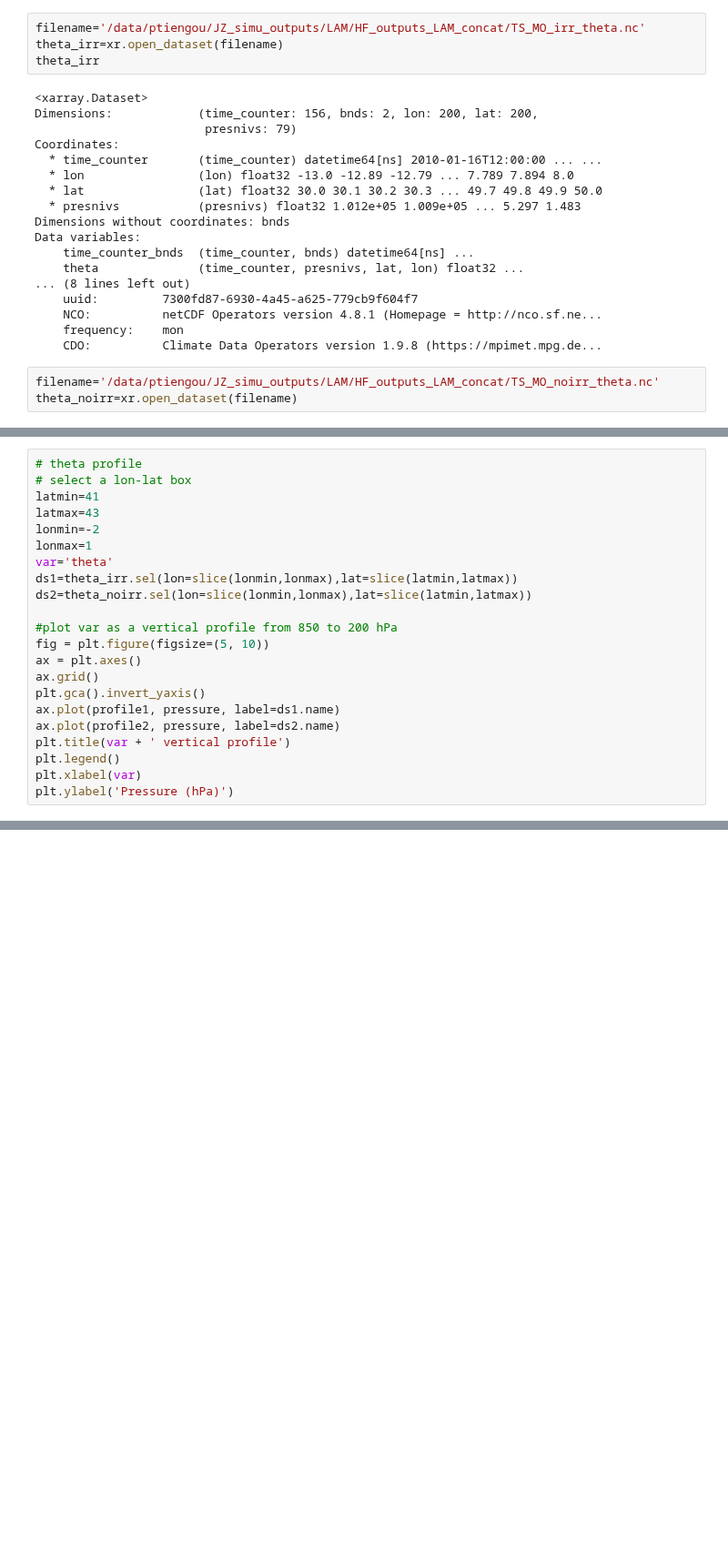
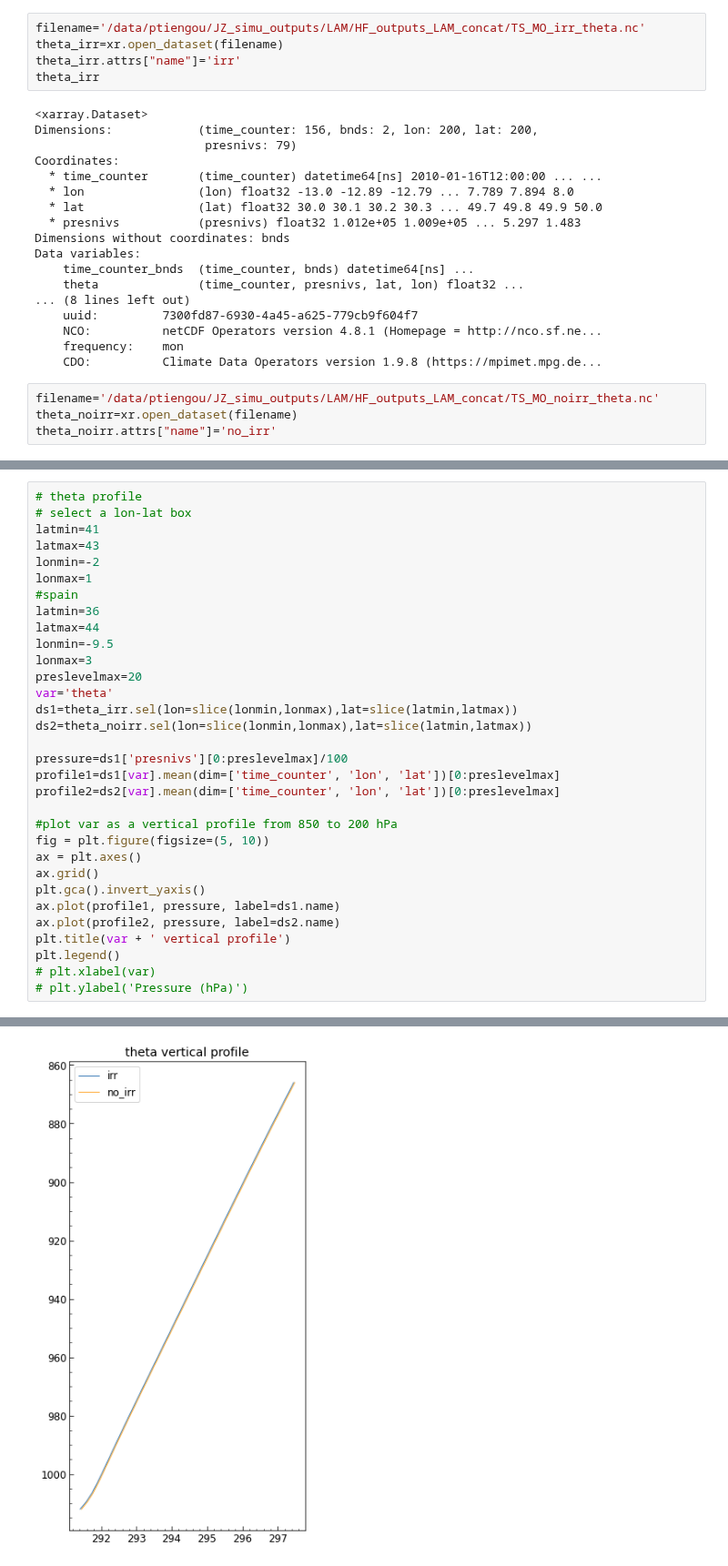
Before and after one commit to ptiengou/netcdf-scripts, a Jupyter notebook: python_notebooks/LMDZOR/LAM_01_atmvars.ipynb, the cells around one changed output, grey strips where cells are left out. Shown at 91% size. Saved outputs shown, nothing was run; the diff lists cells and outputs as text; blank space fills up the shorter version.

Commit message:
Vertical profiles first version

```diff
--- a/python_notebooks/LMDZOR/LAM_01_atmvars.ipynb
+++ b/python_notebooks/LMDZOR/LAM_01_atmvars.ipynb
@@ -498,6 +498,7 @@ plt.legend()
 # %%
 filename='/data/ptiengou/JZ_simu_outputs/LAM/HF_outputs_LAM_concat/TS_MO_irr_theta.nc'
 theta_irr=xr.open_dataset(filename)
+theta_irr.attrs["name"]='irr'
 theta_irr
 # %% [output]
 <xarray.Dataset>
@@ -520,6 +521,7 @@ Data variables:
 # %%
 filename='/data/ptiengou/JZ_simu_outputs/LAM/HF_outputs_LAM_concat/TS_MO_noirr_theta.nc'
 theta_noirr=xr.open_dataset(filename)
+theta_noirr.attrs["name"]='no_irr'
 # %%
 # t and q profiles
 #select a lon-lat box
@@ -563,9 +567,19 @@ latmin=41
 latmax=43
 lonmin=-2
 lonmax=1
+#spain
+latmin=36
+latmax=44
+lonmin=-9.5
+lonmax=3
+preslevelmax=20
 var='theta'
 ds1=theta_irr.sel(lon=slice(lonmin,lonmax),lat=slice(latmin,latmax))
 ds2=theta_noirr.sel(lon=slice(lonmin,lonmax),lat=slice(latmin,latmax))
+
+pressure=ds1['presnivs'][0:preslevelmax]/100
+profile1=ds1[var].mean(dim=['time_counter', 'lon', 'lat'])[0:preslevelmax]
+profile2=ds2[var].mean(dim=['time_counter', 'lon', 'lat'])[0:preslevelmax]
 
 #plot var as a vertical profile from 850 to 200 hPa
 fig = plt.figure(figsize=(5, 10))
@@ -576,5 +590,6 @@ ax.plot(profile1, pressure, label=ds1.name)
 ax.plot(profile2, pressure, label=ds2.name)
 plt.title(var + ' vertical profile')
 plt.legend()
-plt.xlabel(var)
-plt.ylabel('Pressure (hPa)')
+# plt.xlabel(var)
+# plt.ylabel('Pressure (hPa)')
+# %% [output]
@@ -580,0 +597 @@ plt.ylabel('Pressure (hPa)')
+[figure, added]
```
Also changed, not shown: parts of 2 cells of this notebook.
